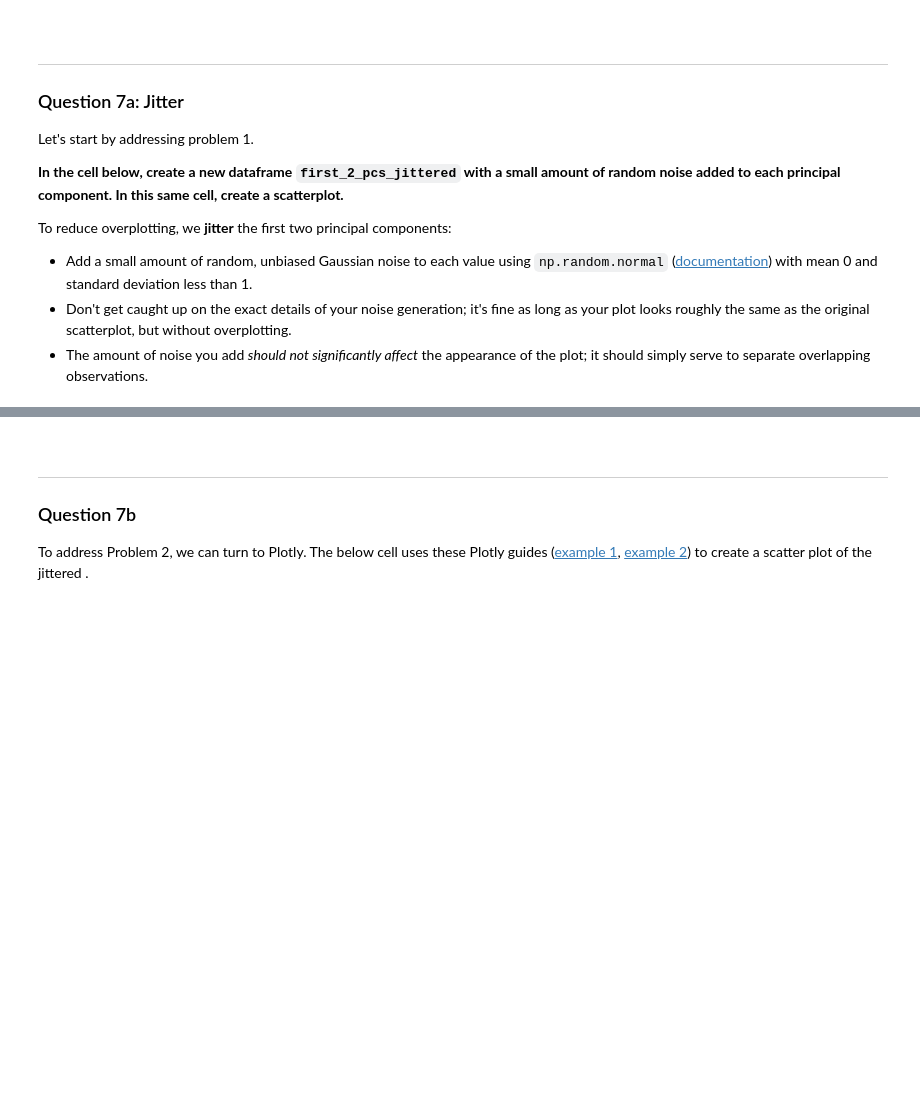
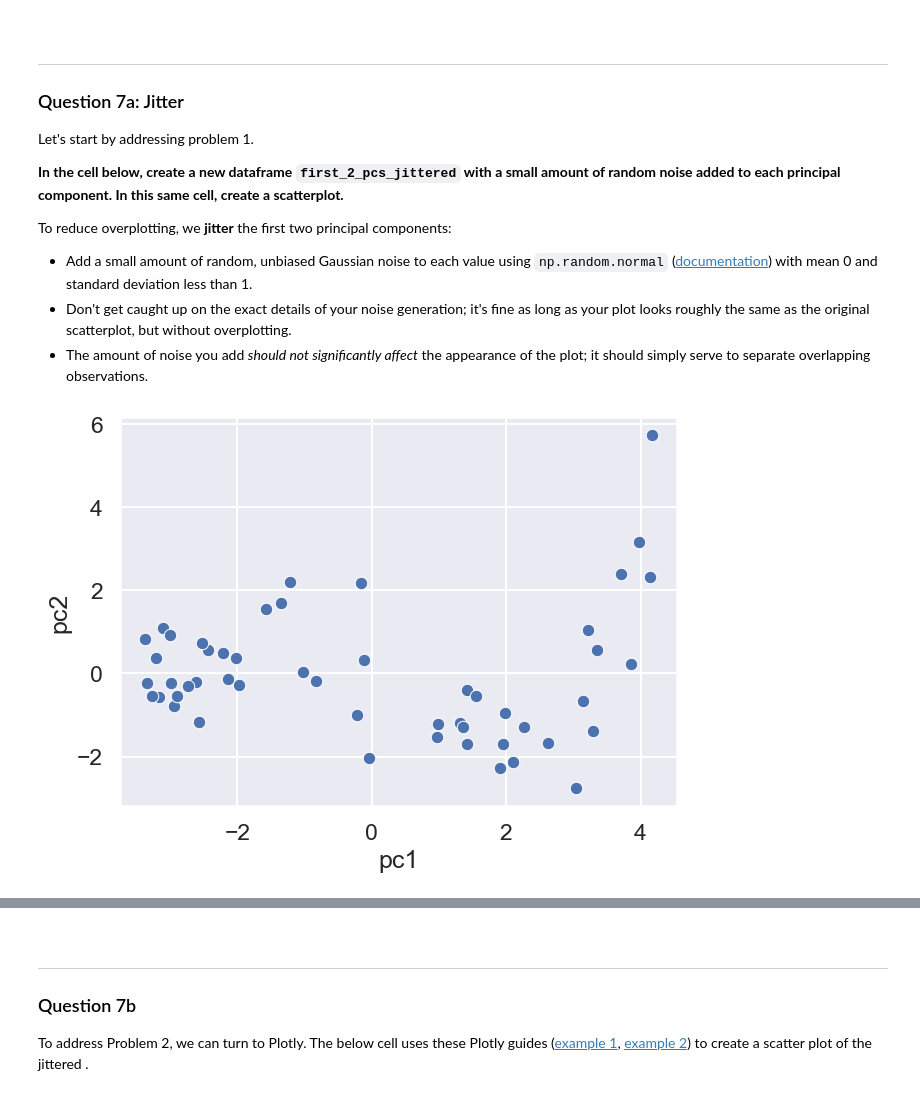
Before and after one commit to AliceRayLu/data-100-sp22, a Jupyter notebook: hw/hw07/hw07.ipynb, the cells around one changed output, grey strips where cells are left out. Cells and saved outputs as stored; diff of their text form; code cells hidden in the pictures; blank space fills up the shorter version.

```diff
--- a/hw/hw07/hw07.ipynb
+++ b/hw/hw07/hw07.ipynb
@@ -860,5 +860,5 @@ name: q6c
 points: 1
 -->
 # %%
-df_standardized = ...
-...
+df_standardized = (df_numerical-np.mean(df_numerical,axis=0))/np.std(df_numerical,axis=0)
+df_standardized
@@ -887,5 +908,5 @@ name: q6d
 points: 1
 -->
 # %%
-...
+u,s,vt = np.linalg.svd(df_standardized,full_matrices=False)
 u, s, vt
@@ -906,5 +947,5 @@ name: q6e
 points: 2
 -->
 # %%
-first_2_pcs = ...
+first_2_pcs = pd.DataFrame(data=np.dot(df_standardized,vt.T)[:,:2],columns=['pc1','pc2'])
 first_2_pcs.head()
@@ -954,10 +1006,12 @@ points: 2
 -->
 # %%
 # first, jitter the data
-first_2_pcs_jittered = ...
+first_2_pcs_jittered = first_2_pcs+np.random.normal(loc=0,scale=0.5,size=first_2_pcs.shape)
 
 # then, create a scatter plot
-...
+sns.scatterplot(data = first_2_pcs_jittered, x = "pc1", y = "pc2");
+# %% [output]
+[figure, added]
 # %% [markdown]
 <!-- END QUESTION -->
 # %%
```
Also changed, not shown: parts of 13 cells of this notebook.
